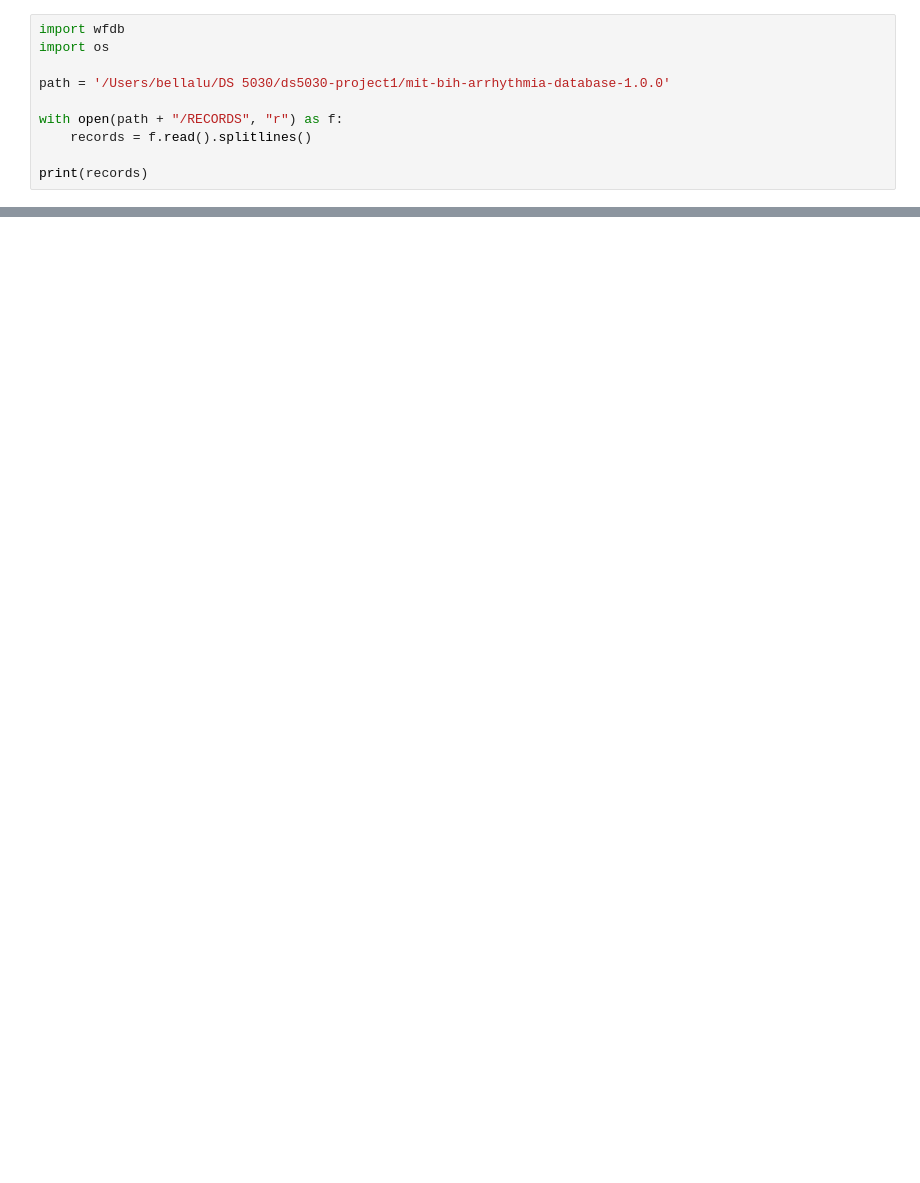
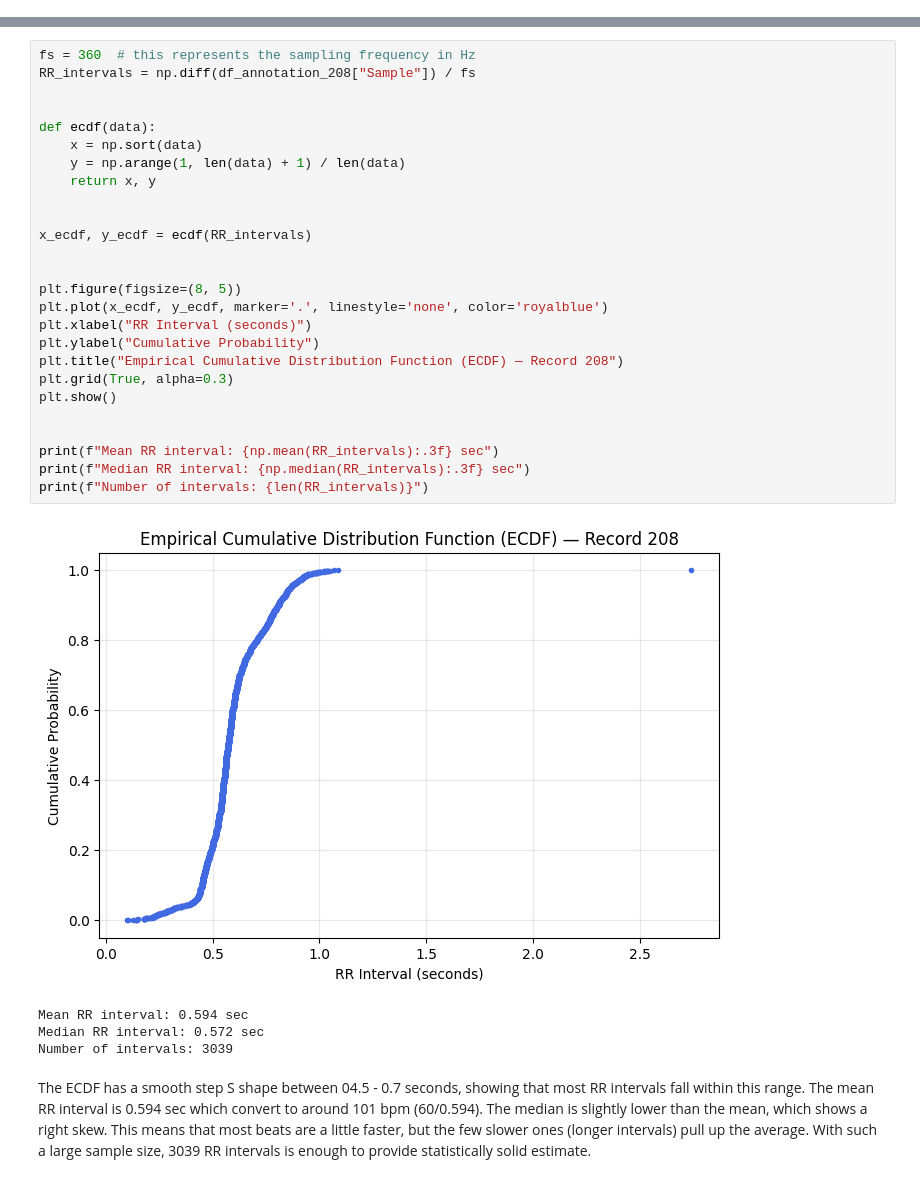
Before and after one commit to bellaelu/ds5030-project1, a Jupyter notebook: question3_ECDF_KDE_Annotation.ipynb, the cells around one changed output, grey strips where cells are left out. Saved outputs shown, nothing was run; the diff lists cells and outputs as text; blank space fills up the shorter version.

```diff
--- a/question3_ECDF_KDE_Annotation.ipynb
+++ b/question3_ECDF_KDE_Annotation.ipynb
@@ -12,10 +0,0 @@ print(record.sig_name, record.fs)
-# %%
-import wfdb
-import os
-
-path = '/Users/bellalu/DS 5030/ds5030-project1/mit-bih-arrhythmia-database-1.0.0'
-
-with open(path + "/RECORDS", "r") as f:
-    records = f.read().splitlines()
-
-print(records)
@@ -252,0 +68,33 @@ This difference tells us how our bandwidth choice controls realism vs variabilit
+# %%
+fs = 360  # this represents the sampling frequency in Hz
+RR_intervals = np.diff(df_annotation_208["Sample"]) / fs
+
+
+def ecdf(data):
+    x = np.sort(data)
+    y = np.arange(1, len(data) + 1) / len(data)
+    return x, y
+
+
+x_ecdf, y_ecdf = ecdf(RR_intervals)
+
+
+plt.figure(figsize=(8, 5))
+plt.plot(x_ecdf, y_ecdf, marker='.', linestyle='none', color='royalblue')
+plt.xlabel("RR Interval (seconds)")
+plt.ylabel("Cumulative Probability")
+plt.title("Empirical Cumulative Distribution Function (ECDF) — Record 208")
+plt.grid(True, alpha=0.3)
+plt.show()
+
+
+print(f"Mean RR interval: {np.mean(RR_intervals):.3f} sec")
+print(f"Median RR interval: {np.median(RR_intervals):.3f} sec")
+print(f"Number of intervals: {len(RR_intervals)}")
+# %% [output]
+[figure, added]
+Mean RR interval: 0.594 sec
+Median RR interval: 0.572 sec
+Number of intervals: 3039
+# %% [markdown]
+The ECDF has a smooth step S shape between 04.5 - 0.7 seconds, showing that most RR intervals fall within this range. The mean RR interval is 0.594 sec which convert to around 101 bpm (60/0.594). The median is slightly lower than the mean, which shows a right skew. This means that most beats are a little faster, but the few slower ones (longer intervals) pull up the average. With such a large sample size, 3039 RR intervals is enough to provide statistically solid estimate.
```
Also changed, not shown: parts of 23 cells of this notebook.
